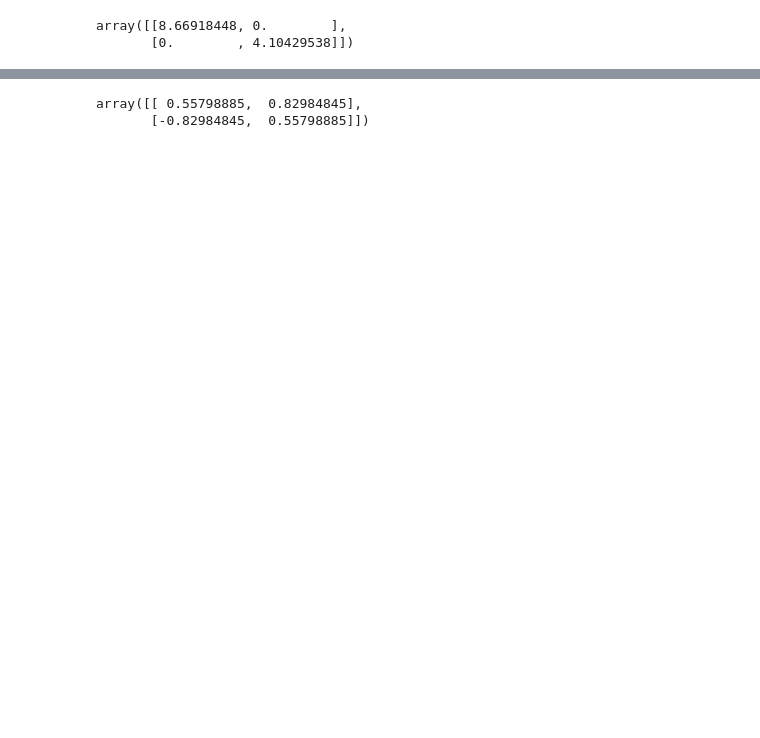
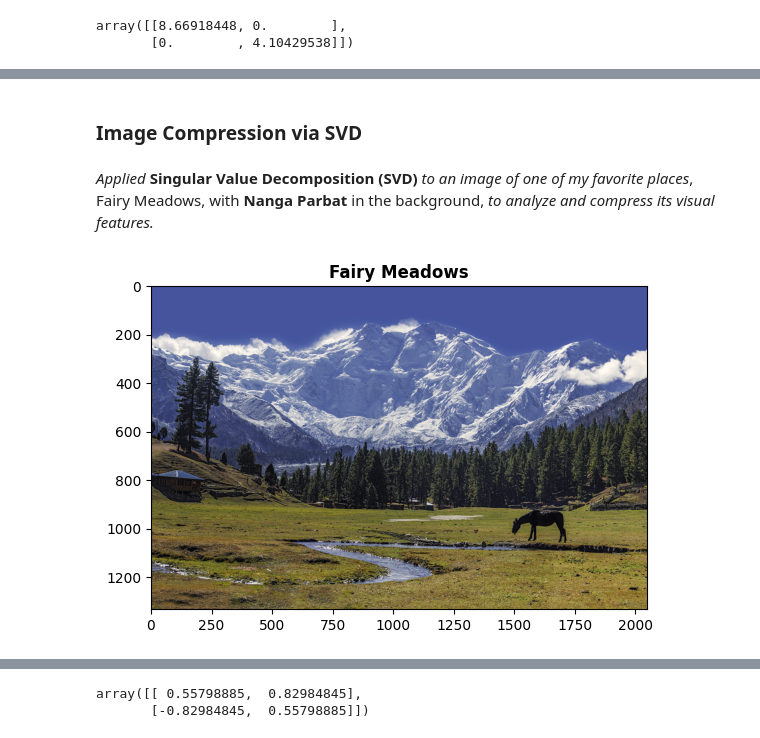
Before and after one commit to mharis-ai/ml-ai-learning-journey, a Jupyter notebook: phase03-mathematics-for-machine-learning/course03-linear-algebra-for-machine learning/linear-algebra-ii-matrix-operations/segment02-matrix-operations-for-machine-learning.ipynb, the cells around one changed output, grey strips where cells are left out. Cells and saved outputs as stored; diff of their text form; code cells hidden in the pictures; blank space fills up the shorter version.

```diff
--- a/phase03-mathematics-for-machine-learning/course03-linear-algebra-for-machine learning/linear-algebra-ii-matrix-operations/segment02-matrix-operations-for-machine-learning.ipynb
+++ b/phase03-mathematics-for-machine-learning/course03-linear-algebra-for-machine learning/linear-algebra-ii-matrix-operations/segment02-matrix-operations-for-machine-learning.ipynb
@@ -99,0 +195,12 @@ Convert image to grayscale so that we don't have to deal with the complexity of
+# %% [markdown]
+### **Image Compression via SVD**
+# %% [markdown]
+*Applied* **Singular Value Decomposition (SVD)** *to an image of one of my favorite places*, Fairy Meadows, with **Nanga Parbat** in the background, *to analyze and compress its visual features.*
+# %%
+from PIL import Image
+
+img = Image.open('fairy-meadows.jpg')
+plt.imshow(img)
+_ = plt.title(label="Fairy Meadows", fontweight="bold")
+# %% [output]
+[figure, added]
```
Also changed, not shown: parts of 261 cells of this notebook, 1 other file.
